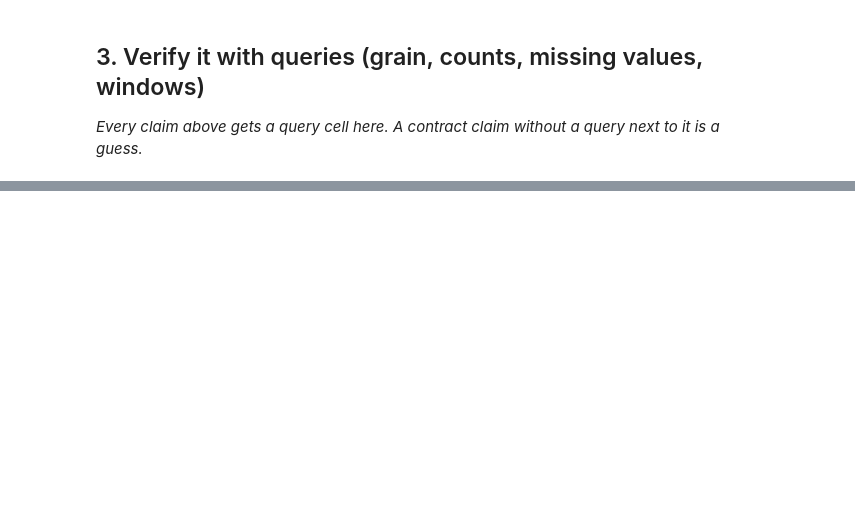
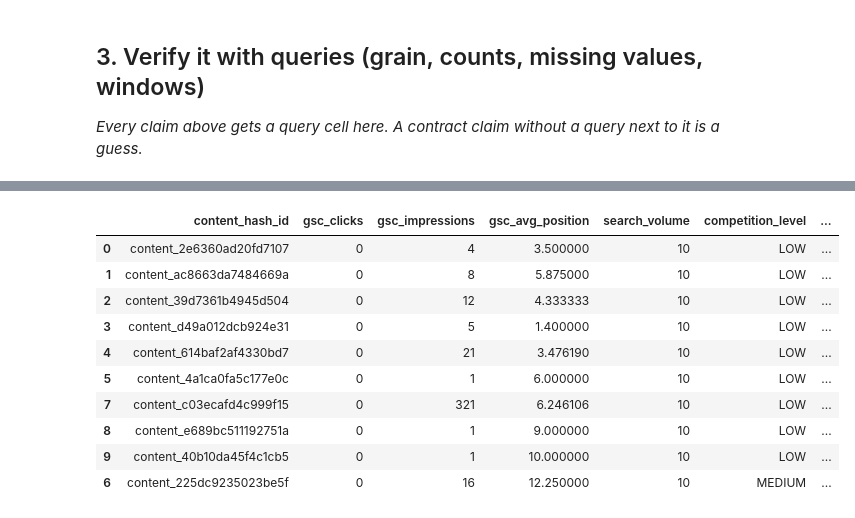
Before and after one commit to T0othIess/FlyRank-AI-ML-internship, a Jupyter notebook: work/notebooks/w03_data_contract.ipynb, the cells around one changed output, grey strips where cells are left out. Cells and saved outputs as stored; diff of their text form; code cells hidden in the pictures; blank space fills up the shorter version.

Commit message:
ML-04 assignment done, w03_data_contract notebook written

```diff
--- a/work/notebooks/w03_data_contract.ipynb
+++ b/work/notebooks/w03_data_contract.ipynb
@@ -22,0 +18,19 @@ This skeleton is yours to fill. Work the sections **in order** — each one has
+# %%
+import os
+from huggingface_hub import login
+import duckdb
+#note for self: this is the best practice for using tokens for safety, u make it using environment variables by doing this:
+#setx NAME_OF_TOKEN "TOKEN ID HERE"
+
+HF_TOKEN = os.environ.get("HF_TOKEN")
+login(token=HF_TOKEN)
+
+con = duckdb.connect()
+con.execute(f"CREATE OR REPLACE SECRET hf (TYPE huggingface, TOKEN '{HF_TOKEN}')")
+rel = "hf://datasets/FlyRank/internship-warehouse"
+
+fact_content_daily_performance_table = con.sql(f"SELECT * FROM read_parquet('{rel}/fact_content_daily_performance/month=2026-03/*.parquet')")
+dim_content_table  = con.sql(f"SELECT * from read_parquet('{rel}/dim_content.parquet')")
+
+con.sql("SELECT * FROM fact_content_daily_performance_table LIMIT 5").show()
+con.sql("SELECT * FROM dim_content_table LIMIT 5").show()
@@ -29,0 +96,49 @@ This skeleton is yours to fill. Work the sections **in order** — each one has
+# %%
+import pandas as pd
+#why using HAVING not WHERE? beacuse WHERE checks before group by finishes, HAVING comes with GROUP BY .
+#also the point of this is to prove each combination of (report_date , client_id, content_id) doesnt get repeated.
+#this is what's called "grain", which the section asks for
+print("fact_content_daily_performance_table grain: ")
+con.sql("""SELECT report_date , client_hash_id, content_hash_id, COUNT(*) AS n FROM fact_content_daily_performance_table
+            GROUP BY report_date , client_hash_id, content_hash_id HAVING COUNT(*) > 1""").show()
+
+print("dim_content_table grain: ")
+con.sql("SELECT content_hash_id, COUNT(*) AS n FROM dim_content_table GROUP BY content_hash_id HAVING COUNT(*) > 1").show()
+
+
+print("For fact_content_daily_performance_table: ")
+
+#note: pct stands for percentage.
+#using IS TRUE instead of = true is because of NULL exisitng as a value for gsc_data_available, and SQL treats it differently so just incase i used IS TRUE
+con.sql("""SELECT COUNT(*) AS pages_count, COUNT(*) FILTER (WHERE gsc_data_available IS TRUE) AS available_pages,
+ROUND(100.0 * COUNT(*) FILTER (WHERE gsc_data_available IS TRUE) / COUNT(*), 2) AS pct_available
+FROM fact_content_daily_performance_table""").show()
+
+#this to prove database is actually just 1 month no other months in it
+con.sql("SELECT MIN(report_date) AS earliest_date, MAX(report_date) AS latest_date from fact_content_daily_performance_table").show()
+
+#building the dataframe
+df = con.sql("""SELECT f.content_hash_id, f.gsc_clicks, f.gsc_impressions, f.gsc_avg_position, d.search_volume, d.competition_level, d.main_intent, d.backlinks
+             FROM fact_content_daily_performance_table AS f JOIN dim_content_table AS d USING (content_hash_id)
+             WHERE f.gsc_data_available IS TRUE AND d.is_deleted IS FALSE AND gsc_avg_position > 0""").df()
+
+#pd.cut() works to make each interval have a label, the ranges are 1-10, 11-20, 21+
+#float("inf") is python's way of tying positive infinity
+df["position_tier"] = pd.cut(df["gsc_avg_position"], bins=[0,10,20,float("inf")], labels=["page_1", "striking", "page_3_5"])
+
+#.mask(cond) works exactly as NULLIF in SQL, when the cond is true, it replaces the value with NaN
+df["ctr"] = df["gsc_clicks"] / df["gsc_impressions"].mask(df["gsc_impressions"] == 0)
+
+#the reason to do allat is get a better mean
+expected_ctr_per_tier = df.groupby("position_tier")["gsc_clicks"].sum() / df.groupby("position_tier")["gsc_impressions"].sum()
+
+#how map works: for each row, try to find the position tier in the map, and puts it back in the new column "expected_ctr"
+#first of all, .astype(type) forces the type to the column, second of all, the reason i did that was because pd.cut() returns a panda type called category
+#and when i did .map(), even though the mapping happens on a float type column, panda makes it a category type
+df["expected_ctr"] = df["position_tier"].map(expected_ctr_per_tier).astype(float)
+
+#IF i didn't do astype(float) here, meaning expected_ctr column is a category type, and panda doesnt accept math operations on category type columns, so it would give a typeERROR
+df["ctr_gap"] = df["expected_ctr"] - df["ctr"]
+df.head(10).sort_values("ctr_gap", ascending=False)\
+  .style.format("{:.3f}",subset=["expected_ctr", "ctr", "ctr_gap"]).set_properties(**{"text-align": "center"})
+# %% [output]
@@ -29,0 +162,11 @@ This skeleton is yours to fill. Work the sections **in order** — each one has
+|  | content_hash_id | gsc_clicks | gsc_impressions | gsc_avg_position | search_volume | competition_level | ... |
+| 0 | content_2e6360ad20fd7107 | 0 | 4 | 3.500000 | 10 | LOW | ... |
+| 1 | content_ac8663da7484669a | 0 | 8 | 5.875000 | 10 | LOW | ... |
+| 2 | content_39d7361b4945d504 | 0 | 12 | 4.333333 | 10 | LOW | ... |
+| 3 | content_d49a012dcb924e31 | 0 | 5 | 1.400000 | 10 | LOW | ... |
+| 4 | content_614baf2af4330bd7 | 0 | 21 | 3.476190 | 10 | LOW | ... |
+| 5 | content_4a1ca0fa5c177e0c | 0 | 1 | 6.000000 | 10 | LOW | ... |
+| 7 | content_c03ecafd4c999f15 | 0 | 321 | 6.246106 | 10 | LOW | ... |
+| 8 | content_e689bc511192751a | 0 | 1 | 9.000000 | 10 | LOW | ... |
+| 9 | content_40b10da45f4c1cb5 | 0 | 1 | 10.000000 | 10 | LOW | ... |
+| 6 | content_225dc9235023be5f | 0 | 16 | 12.250000 | 10 | MEDIUM | ... |
```
Also changed, not shown: parts of 16 cells of this notebook, 2 other files.
